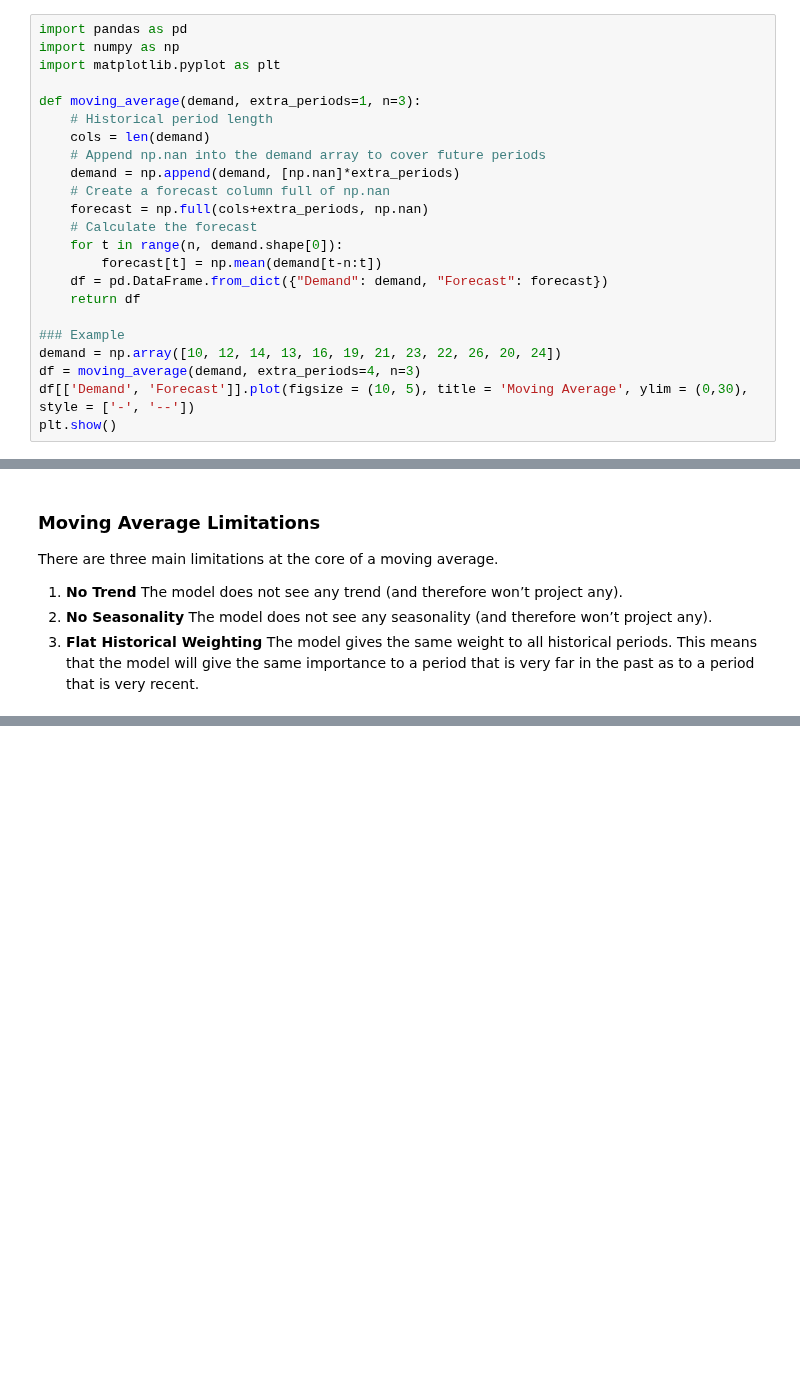
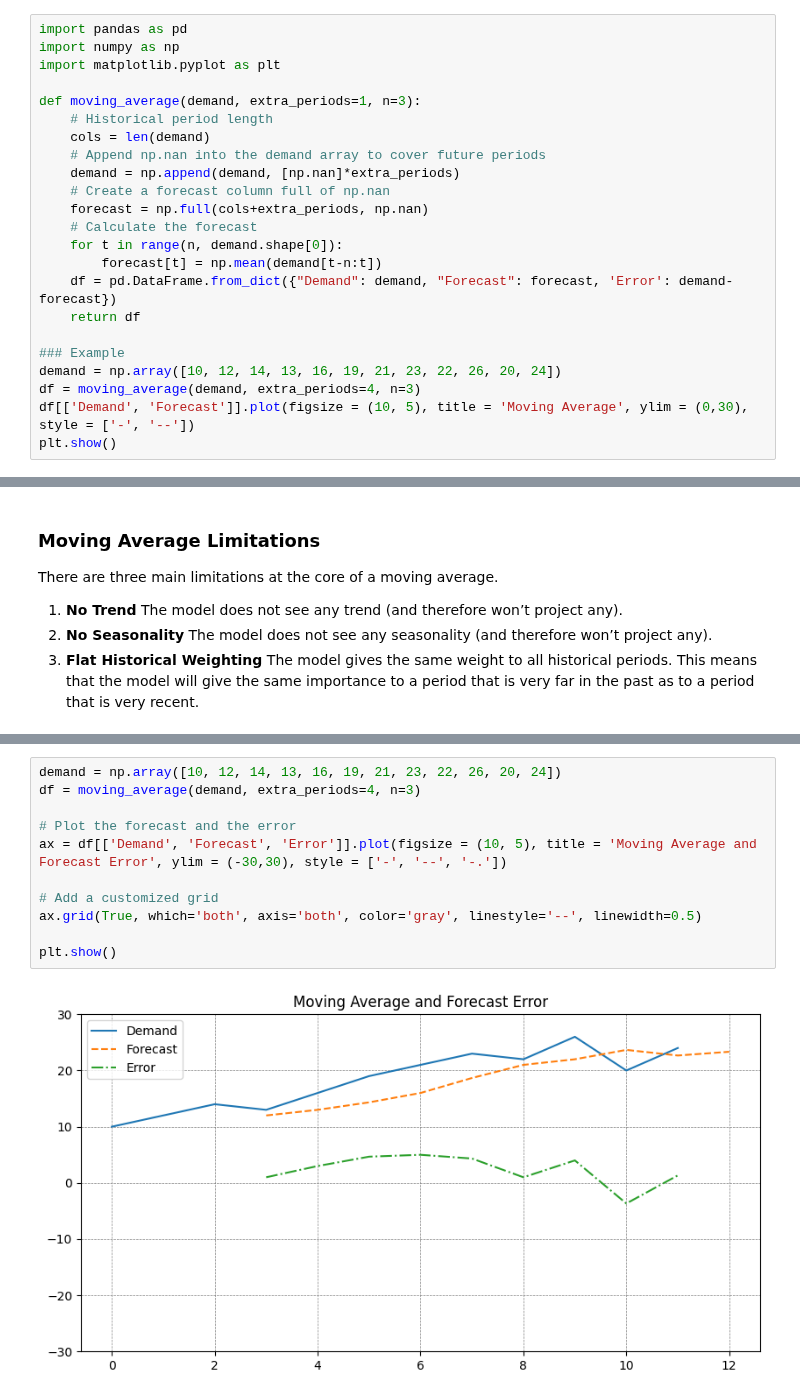
Before and after one commit to jtuchinsky/Datascience-Toolkit, a Jupyter notebook: Statistics/Statistical Forecasting.ipynb, the cells around one changed output, grey strips where cells are left out. Drawn from its saved outputs; the diff is of its cells as text; blank space fills up the shorter version.

Commit message:
Adding Forecast Accuracy Section

```diff
--- a/Statistics/Statistical Forecasting.ipynb
+++ b/Statistics/Statistical Forecasting.ipynb
@@ -27,7 +27,7 @@ def moving_average(demand, extra_periods=1, n=3):
     # Calculate the forecast
     for t in range(n, demand.shape[0]):
         forecast[t] = np.mean(demand[t-n:t])
-    df = pd.DataFrame.from_dict({"Demand": demand, "Forecast": forecast})
+    df = pd.DataFrame.from_dict({"Demand": demand, "Forecast": forecast, 'Error': demand-forecast})
     return df
 
 ### Example
@@ -45,0 +76,13 @@ There are three main limitations at the core of a moving average.
+# %%
+demand = np.array([10, 12, 14, 13, 16, 19, 21, 23, 22, 26, 20, 24])
+df = moving_average(demand, extra_periods=4, n=3)
+
+# Plot the forecast and the error
+ax = df[['Demand', 'Forecast', 'Error']].plot(figsize = (10, 5), title = 'Moving Average and Forecast Error', ylim = (-30,30), style = ['-', '--', '-.'])
+
+# Add a customized grid
+ax.grid(True, which='both', axis='both', color='gray', linestyle='--', linewidth=0.5)
+
+plt.show()
+# %% [output]
+[figure, added]
```
Also changed, not shown: parts of 5 cells of this notebook.
